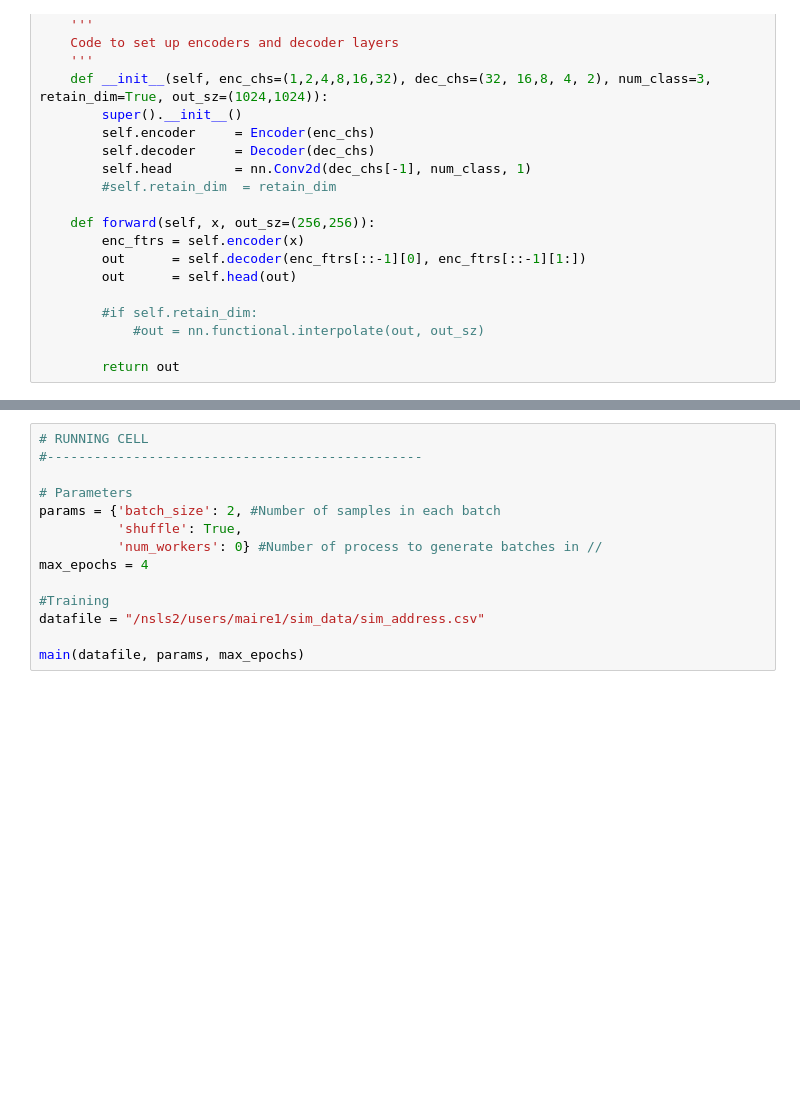
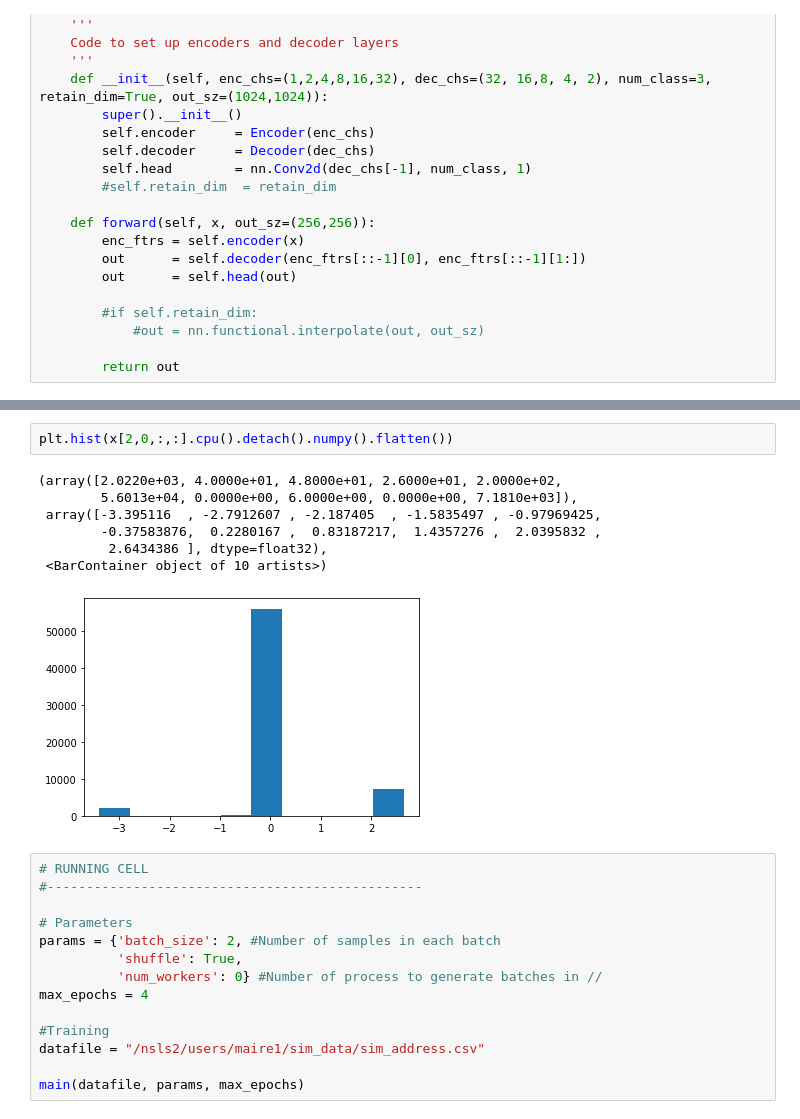
Before and after one commit to moreaire/unet, a Jupyter notebook: unet_sim_updated.ipynb, the cells around one changed output, grey strips where cells are left out. Cells and saved outputs as stored; diff of their text form; blank space fills up the shorter version.

```diff
--- a/unet_sim_updated.ipynb
+++ b/unet_sim_updated.ipynb
@@ -441,3 +443,13 @@ Text(0.5, 1.0, 'target')
+# %%
+plt.hist(x[2,0,:,:].cpu().detach().numpy().flatten())
+# %% [output]
+(array([2.0220e+03, 4.0000e+01, 4.8000e+01, 2.6000e+01, 2.0000e+02,
+        5.6013e+04, 0.0000e+00, 6.0000e+00, 0.0000e+00, 7.1810e+03]),
+ array([-3.395116  , -2.7912607 , -2.187405  , -1.5835497 , -0.97969425,
+        -0.37583876,  0.2280167 ,  0.83187217,  1.4357276 ,  2.0395832 ,
+         2.6434386 ], dtype=float32),
+ <BarContainer object of 10 artists>)
+[figure, added]
 # %%
 # RUNNING CELL
 #------------------------------------------------
```
Also changed, not shown: parts of 13 cells of this notebook, 2 other files.
